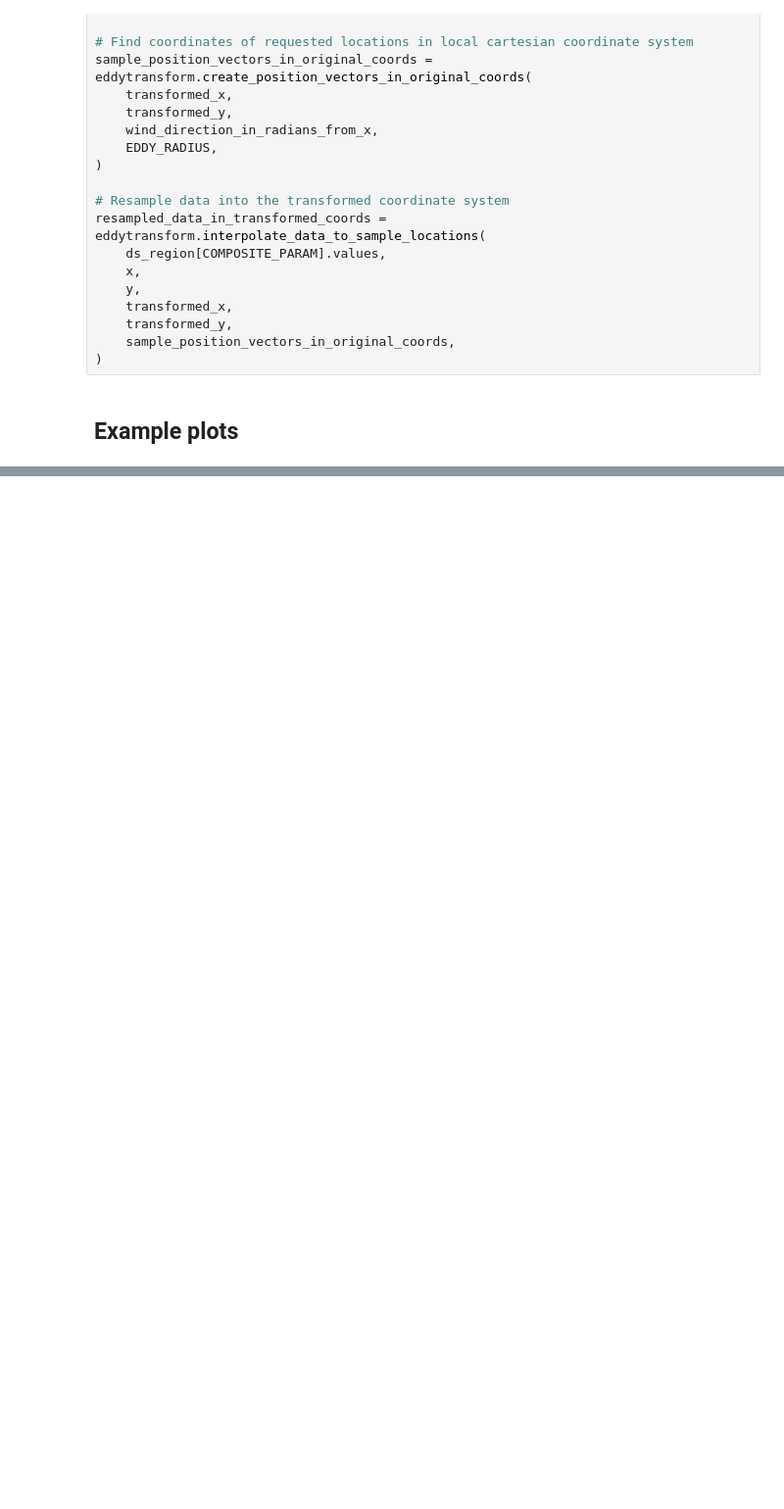
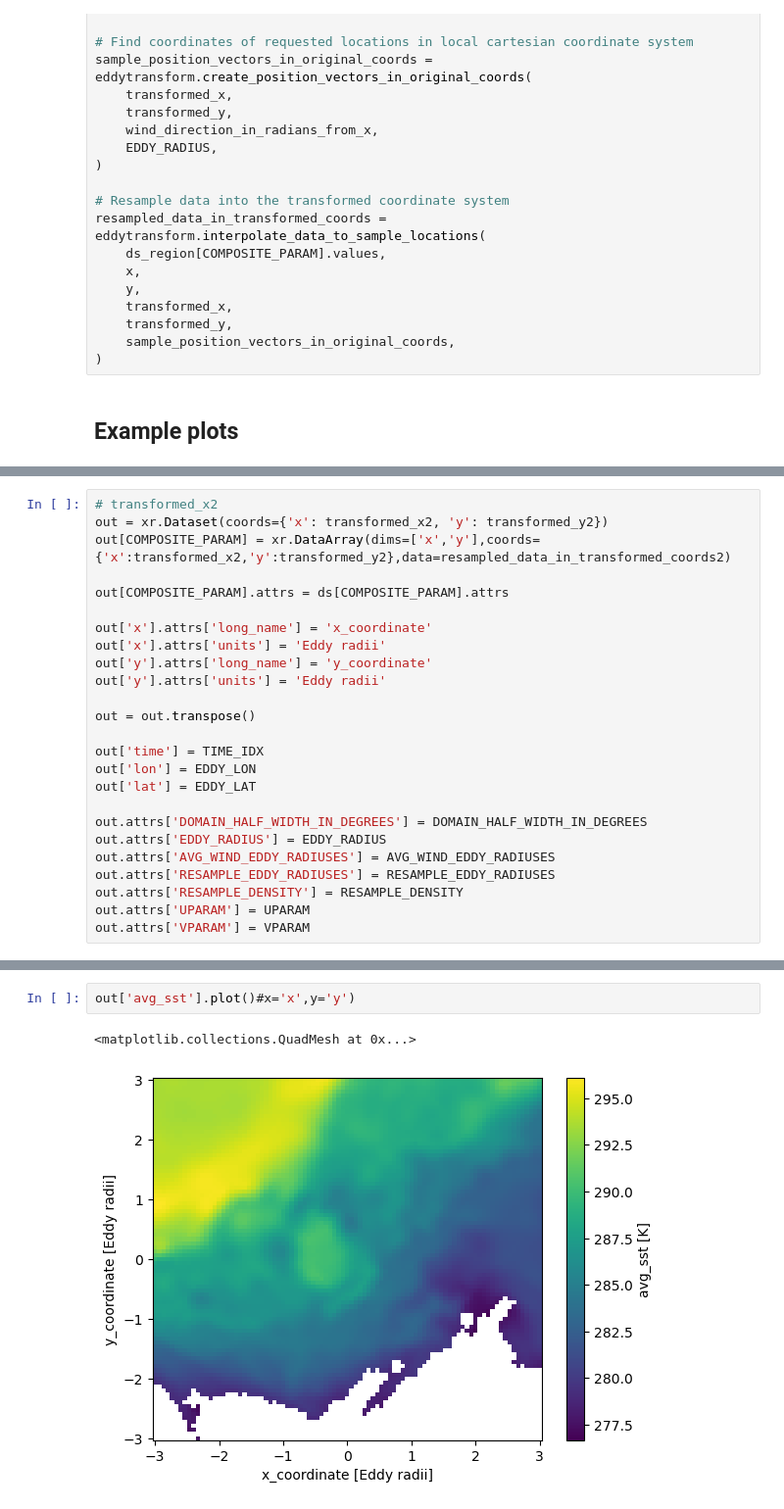
Before and after one commit to mattphysics/eddytransform, a Jupyter notebook: eddy_transform_example.ipynb, the cells around one changed output, grey strips where cells are left out. Shown at 98% size. Saved outputs shown, nothing was run; the diff lists cells and outputs as text; blank space fills up the shorter version.

```diff
--- a/eddy_transform_example.ipynb
+++ b/eddy_transform_example.ipynb
@@ -157,0 +223,25 @@ Text(0.5, 1.0, 'avg_sst data on rotated/scaled cartesian x-y grid.')
+# %%
+# transformed_x2
+out = xr.Dataset(coords={'x': transformed_x2, 'y': transformed_y2})
+out[COMPOSITE_PARAM] = xr.DataArray(dims=['x','y'],coords={'x':transformed_x2,'y':transformed_y2},data=resampled_data_in_transformed_coords2)
+
+out[COMPOSITE_PARAM].attrs = ds[COMPOSITE_PARAM].attrs
+
+out['x'].attrs['long_name'] = 'x_coordinate'
+out['x'].attrs['units'] = 'Eddy radii'
+out['y'].attrs['long_name'] = 'y_coordinate'
+out['y'].attrs['units'] = 'Eddy radii'
+
+out = out.transpose()
+
+out['time'] = TIME_IDX
+out['lon'] = EDDY_LON
+out['lat'] = EDDY_LAT
+
+out.attrs['DOMAIN_HALF_WIDTH_IN_DEGREES'] = DOMAIN_HALF_WIDTH_IN_DEGREES
+out.attrs['EDDY_RADIUS'] = EDDY_RADIUS
+out.attrs['AVG_WIND_EDDY_RADIUSES'] = AVG_WIND_EDDY_RADIUSES
+out.attrs['RESAMPLE_EDDY_RADIUSES'] = RESAMPLE_EDDY_RADIUSES
+out.attrs['RESAMPLE_DENSITY'] = RESAMPLE_DENSITY
+out.attrs['UPARAM'] = UPARAM
+out.attrs['VPARAM'] = VPARAM
@@ -157,0 +269,5 @@ Text(0.5, 1.0, 'avg_sst data on rotated/scaled cartesian x-y grid.')
+# %%
+out['avg_sst'].plot()#x='x',y='y')
+# %% [output]
+<matplotlib.collections.QuadMesh at 0x...>
+[figure, added]
```
Also changed, not shown: parts of 64 cells of this notebook, 8 other files.
